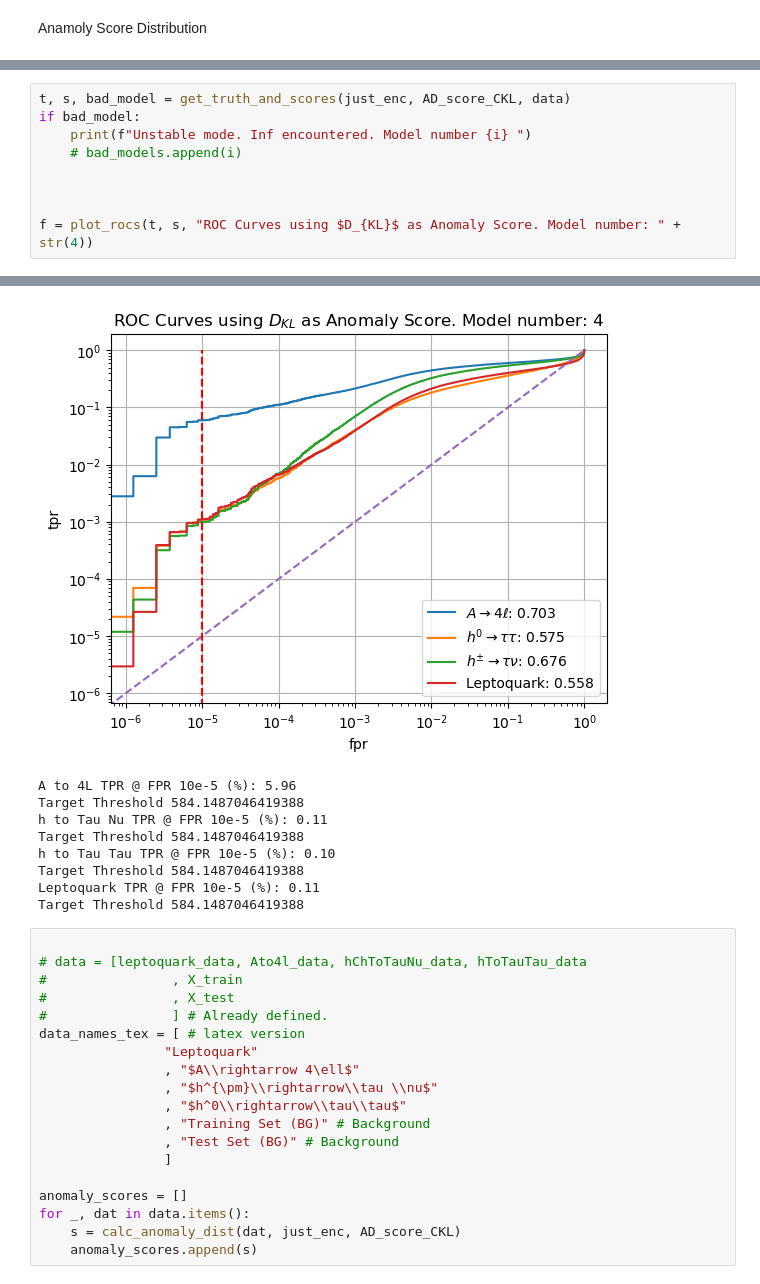
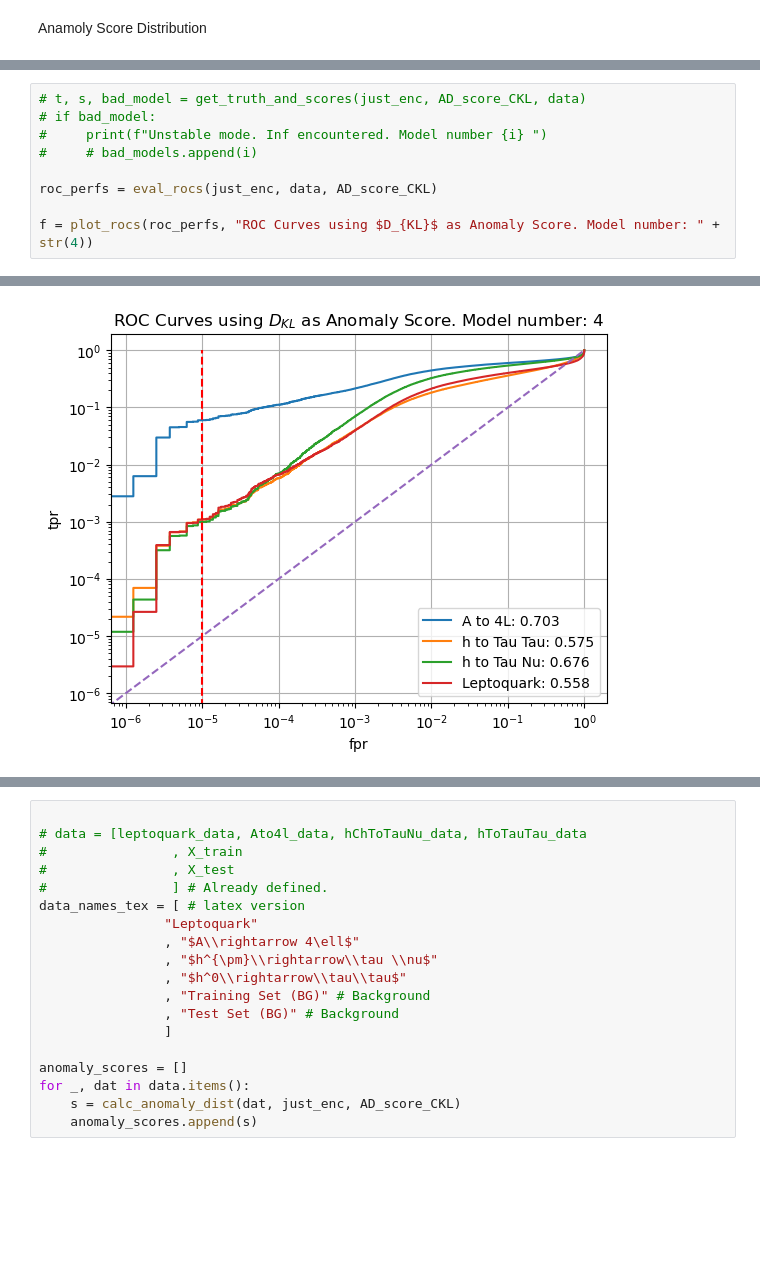
Before and after one commit to jnamador/vae_fs, a Jupyter notebook: models/gan1_analysis.ipynb, the cells around one changed output, grey strips where cells are left out. Cells and saved outputs as stored; diff of their text form; blank space fills up the shorter version.

Commit message:
Order of data no longer assumed. Now signal data is strongly referenced with a dictionary

```diff
--- a/models/gan1_analysis.ipynb
+++ b/models/gan1_analysis.ipynb
@@ -206,10 +202,10 @@ just_enc = new_VAE.get_layer("encoder") # We only need encoder output
 # %%
-t, s, bad_model = get_truth_and_scores(just_enc, AD_score_CKL, data)
-if bad_model:
-    print(f"Unstable mode. Inf encountered. Model number {i} ")
-    # bad_models.append(i)
+# t, s, bad_model = get_truth_and_scores(just_enc, AD_score_CKL, data)
+# if bad_model:
+#     print(f"Unstable mode. Inf encountered. Model number {i} ")
+#     # bad_models.append(i)
 
+roc_perfs = eval_rocs(just_enc, data, AD_score_CKL)
 
-
-f = plot_rocs(t, s, "ROC Curves using $D_{KL}$ as Anomaly Score. Model number: " + str(4))
+f = plot_rocs(roc_perfs, "ROC Curves using $D_{KL}$ as Anomaly Score. Model number: " + str(4))
 # %% [output]
@@ -216,0 +217 @@ f = plot_rocs(t, s, "ROC Curves using $D_{KL}$ as Anomaly Score. Model number: "
+[figure, new version]
@@ -222,12 +227,3 @@ f = plot_rocs(t, s, "ROC Curves using $D_{KL}$ as Anomaly Score. Model number: "
-[figure, old version]
-A to 4L TPR @ FPR 10e-5 (%): 5.96
-Target Threshold 584.1487046419388
-h to Tau Nu TPR @ FPR 10e-5 (%): 0.11
-Target Threshold 584.1487046419388
-h to Tau Tau TPR @ FPR 10e-5 (%): 0.10
-Target Threshold 584.1487046419388
-Leptoquark TPR @ FPR 10e-5 (%): 0.11
-Target Threshold 584.1487046419388
 # %%
 
 # data = [leptoquark_data, Ato4l_data, hChToTauNu_data, hToTauTau_data
```
Also changed, not shown: parts of 3 cells of this notebook, 1 other file.
